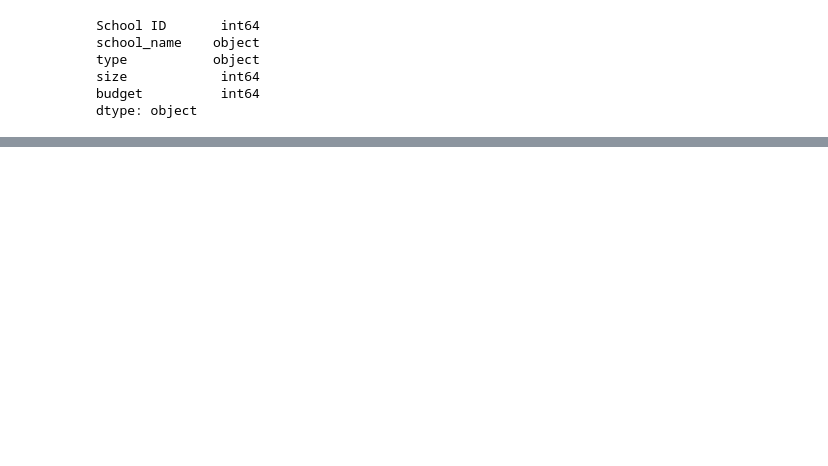
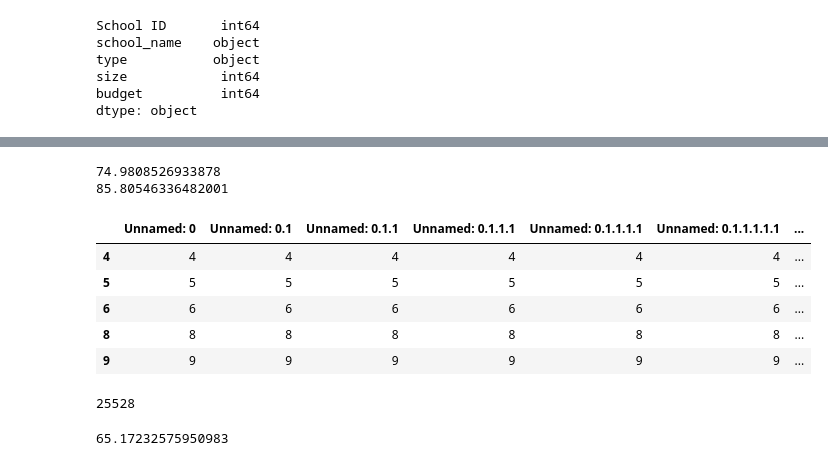
Before and after one commit to sh-4/school_district_analysis, a Jupyter notebook: PyCitySchools.ipynb, the cells around one changed output, grey strips where cells are left out. Saved outputs shown, nothing was run; the diff lists cells and outputs as text; code cells hidden in the pictures; blank space fills up the shorter version.

```diff
--- a/PyCitySchools.ipynb
+++ b/PyCitySchools.ipynb
@@ -208,0 +341,30 @@ student_data_df.to_csv("resources/students_complete.csv")
+# %%
+print(passing_math_percentage)
+print(passing_reading_percentage)
+# %% [output]
+74.9808526933878
+85.80546336482001
+# %%
+# Calculate the students who passed both math AND reading.
+passing_math_reading = school_data_complete_df[(school_data_complete_df["math_score"] >= 70) & (school_data_complete_df["reading_score"] >= 70)]
+
+passing_math_reading.head()
+# %% [output]
+|  | Unnamed: 0 | Unnamed: 0.1 | Unnamed: 0.1.1 | Unnamed: 0.1.1.1 | Unnamed: 0.1.1.1.1 | Unnamed: 0.1.1.1.1.1 | ... |
+| 4 | 4 | 4 | 4 | 4 | 4 | 4 | ... |
+| 5 | 5 | 5 | 5 | 5 | 5 | 5 | ... |
+| 6 | 6 | 6 | 6 | 6 | 6 | 6 | ... |
+| 8 | 8 | 8 | 8 | 8 | 8 | 8 | ... |
+| 9 | 9 | 9 | 9 | 9 | 9 | 9 | ... |
+# %%
+# Calculate the number of students who passed both math and reading.
+overall_passing_math_reading_count = passing_math_reading["student_name"].count()
+overall_passing_math_reading_count
+# %% [output]
+25528
+# %%
+# Calculate the overall passing percentage.
+overall_passing_percentage = overall_passing_math_reading_count / student_count * 100
+overall_passing_percentage
+# %% [output]
+65.17232575950983
```
Also changed, not shown: parts of 29 cells of this notebook, 1 other file.
